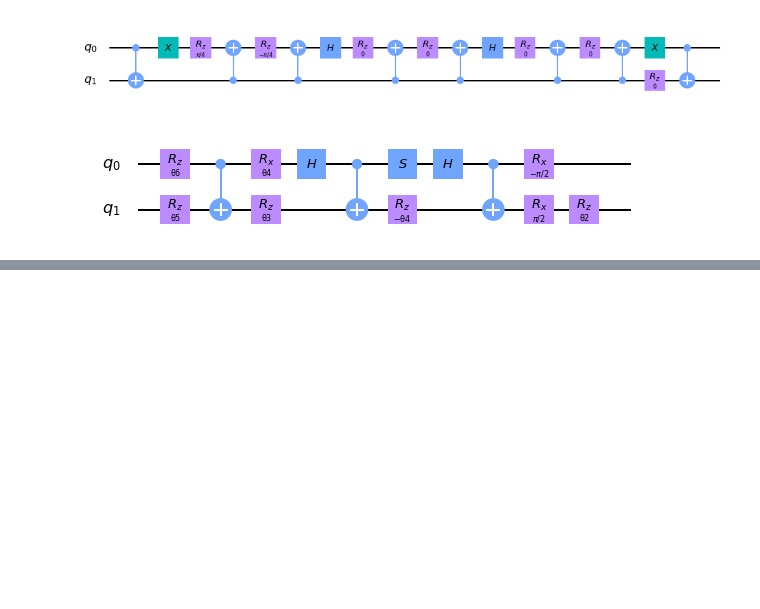
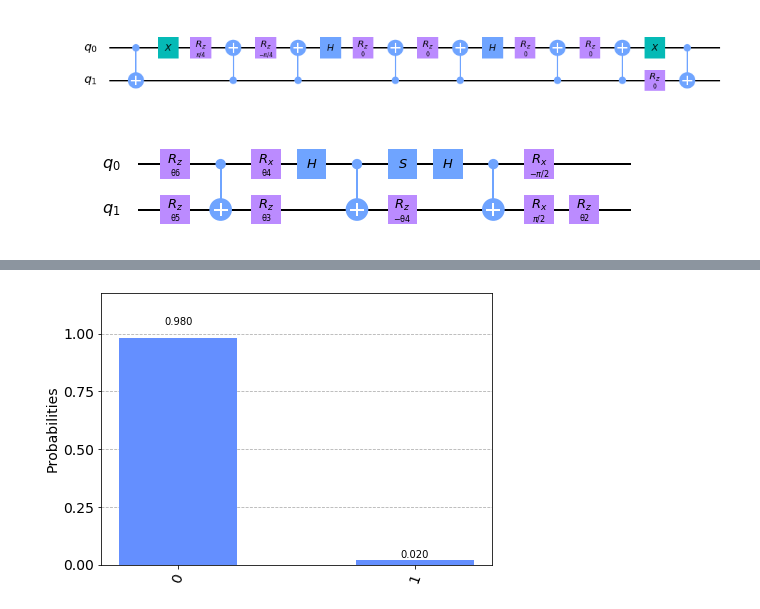
Before and after one commit to jacarolan/QuSpinLatticeFermions, a Jupyter notebook: fFT Quantum Circuit.ipynb, the cells around one changed output, grey strips where cells are left out. Cells and saved outputs as stored; diff of their text form; code cells hidden in the pictures; blank space fills up the shorter version.

```diff
--- a/fFT Quantum Circuit.ipynb
+++ b/fFT Quantum Circuit.ipynb
@@ -274,0 +334,23 @@ qcirc.draw("mpl")
+# %%
+backend_sim = Aer.get_backend('qasm_simulator')
+N=4
+cr = ClassicalRegister(1,'c')
+qr = QuantumRegister(N,'q')
+ar = QuantumRegister(1,'a')
+qcirc = QuantumCircuit(qr,ar,cr)
+qcirc.x(3)
+qcirc.x(1)
+qubits = [i for i in range(N)]
+qcirc.append(Bogoliubov(qubits,True),qubits)
+qcirc.append(SFFFT(qubits,False),qubits)
+qcirc.measure(0,cr)
+pass_ = Unroller(['u1', 'u2', 'u3', 'cx'])
+pm = PassManager(pass_)
+new_circ = pm.run(qcirc)
+job_sim = execute(new_circ, backend_sim, shots=10000)
+results = job_sim.result()
+# %%
+counts = results.get_counts(new_circ)
+plot_histogram(counts)
+# %% [output]
+[figure, added]
```
Also changed, not shown: parts of 15 cells of this notebook.
